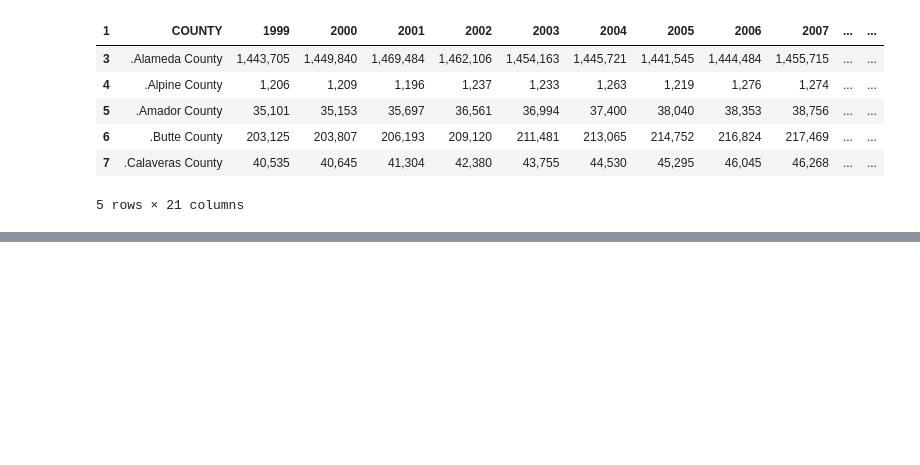
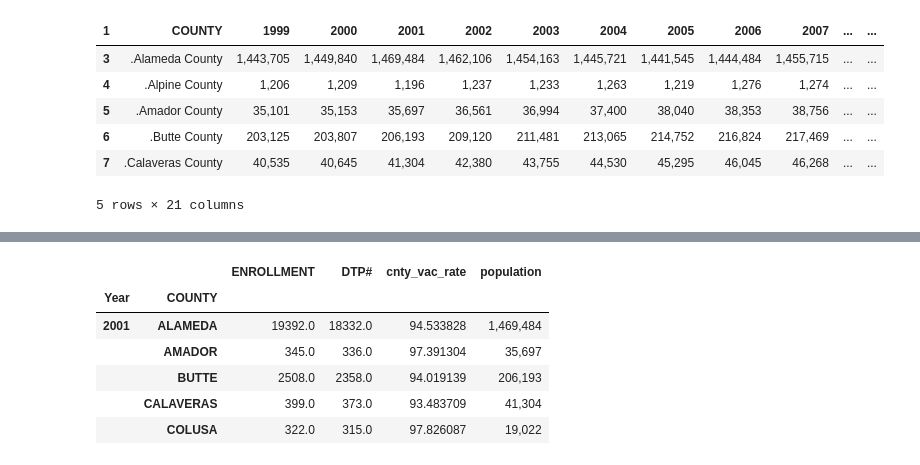
Before and after one commit to timothybarry/ML-Capstone-Project-Repo, a Jupyter notebook: Immunology Study.ipynb, the cells around one changed output, grey strips where cells are left out. Cells and saved outputs as stored; diff of their text form; code cells hidden in the pictures; blank space fills up the shorter version.

```diff
--- a/Immunology Study.ipynb
+++ b/Immunology Study.ipynb
@@ -151,0 +128,8 @@ pop_df.head()
+# %%
+long_df = pd.melt(pop_df, id_vars=['COUNTY'], value_name = 'population')
+# %%
+long_df[1] = long_df[1].astype('int64')
+print(long_df.dtypes)
+long_df[1]
+long_df.head()
+# int(a.replace(',' , ''))
@@ -151,0 +147,14 @@ pop_df.head()
+# %%
+long_df.set_index([1, 'COUNTY'], inplace=True)
+# %%
+new_df = pd.merge(dtp_summed_df, long_df,  how='left', left_on=['Year','COUNTY'], right_on = [1,'COUNTY'])
+
+new_df.head()
+# %% [output]
+|  |  | ENROLLMENT | DTP# | cnty_vac_rate | population |
+| Year | COUNTY |  |  |  |  |
+| 2001 | ALAMEDA | 19392.0 | 18332.0 | 94.533828 | 1,469,484 |
+|  | AMADOR | 345.0 | 336.0 | 97.391304 | 35,697 |
+|  | BUTTE | 2508.0 | 2358.0 | 94.019139 | 206,193 |
+|  | CALAVERAS | 399.0 | 373.0 | 93.483709 | 41,304 |
+|  | COLUSA | 322.0 | 315.0 | 97.826087 | 19,022 |
```
Also changed, not shown: parts of 16 cells of this notebook.
